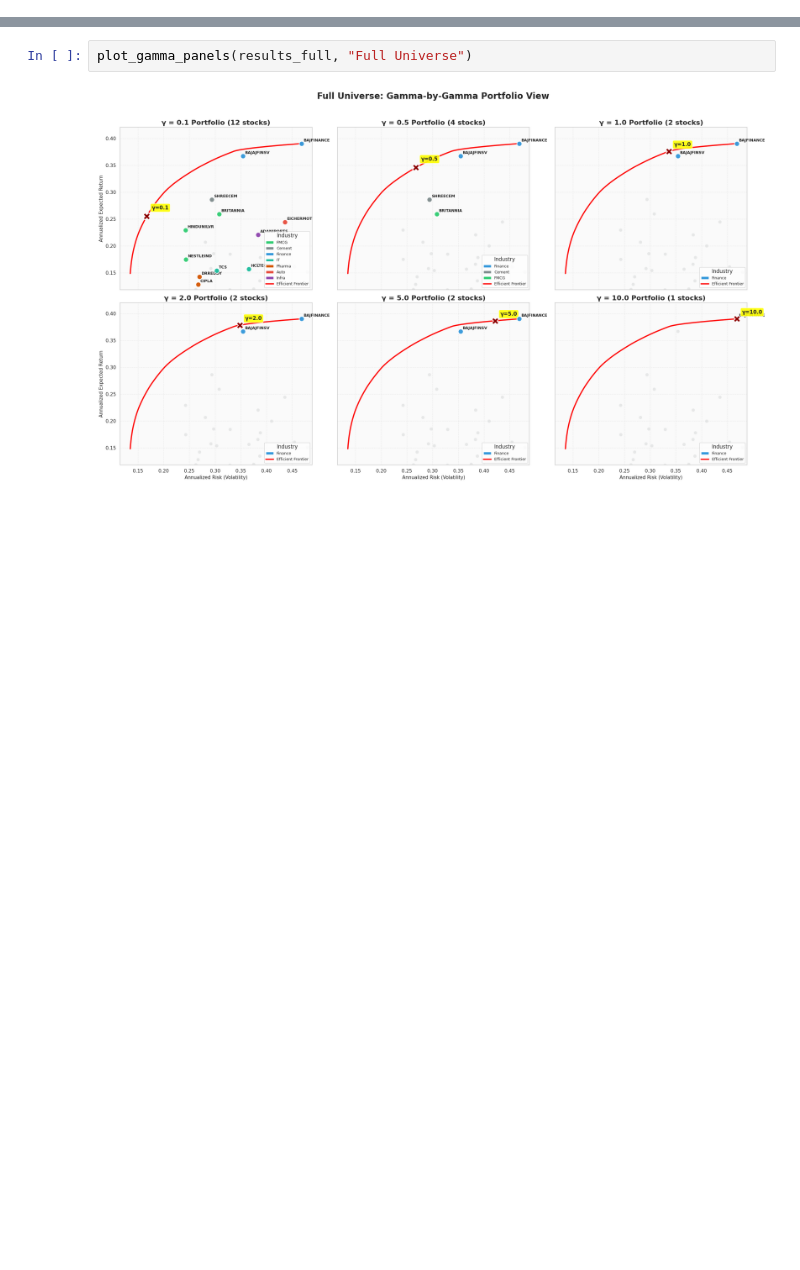
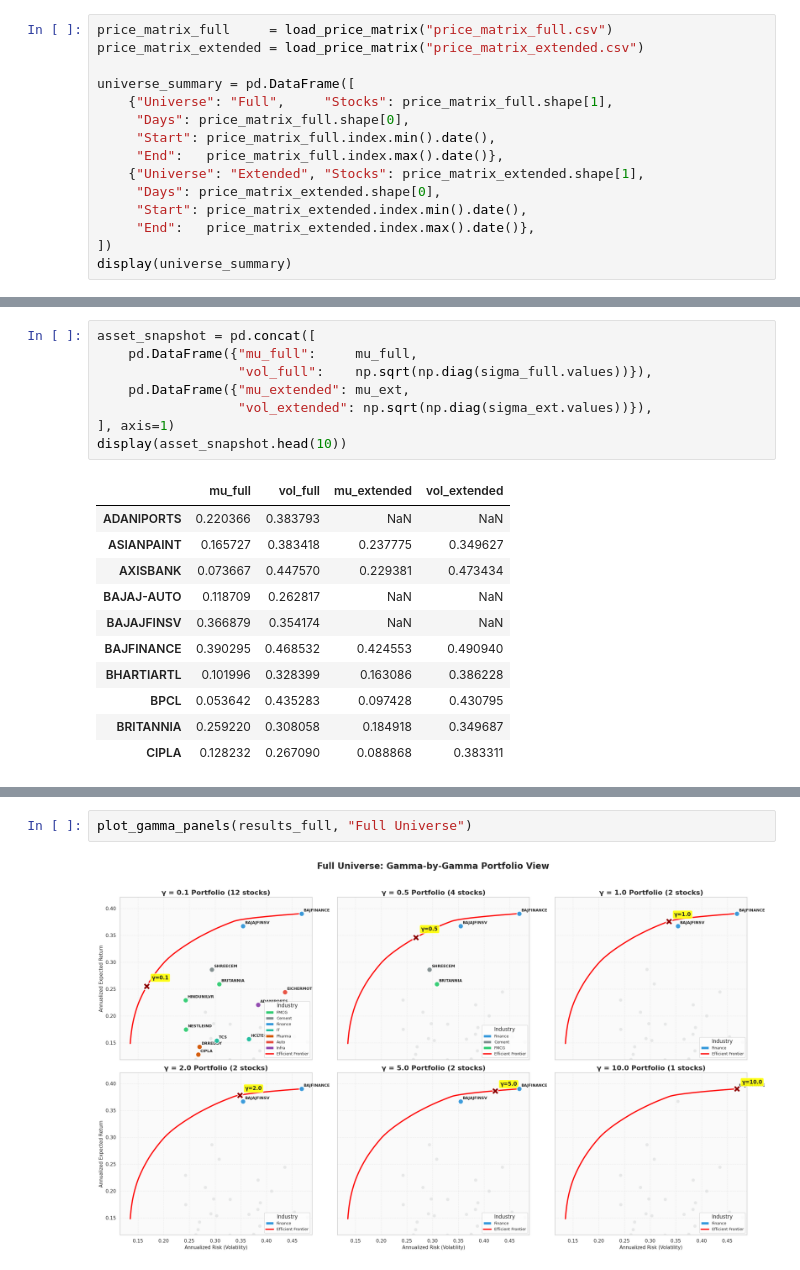
Before and after one commit to shyam-lab/portfolio-optimization-nifty50, a Jupyter notebook: 5_student_submissions/jugaad/assignment_2/scssolver.ipynb, the cells around one changed output, grey strips where cells are left out. Drawn from its saved outputs; the diff is of its cells as text; blank space fills up the shorter version.

```diff
--- a/5_student_submissions/jugaad/assignment_2/scssolver.ipynb
+++ b/5_student_submissions/jugaad/assignment_2/scssolver.ipynb
@@ -521,0 +50,15 @@ display(
+# %%
+price_matrix_full     = load_price_matrix("price_matrix_full.csv")
+price_matrix_extended = load_price_matrix("price_matrix_extended.csv")
+
+universe_summary = pd.DataFrame([
+    {"Universe": "Full",     "Stocks": price_matrix_full.shape[1],
+     "Days": price_matrix_full.shape[0],
+     "Start": price_matrix_full.index.min().date(),
+     "End":   price_matrix_full.index.max().date()},
+    {"Universe": "Extended", "Stocks": price_matrix_extended.shape[1],
+     "Days": price_matrix_extended.shape[0],
+     "Start": price_matrix_extended.index.min().date(),
+     "End":   price_matrix_extended.index.max().date()},
+])
+display(universe_summary)
@@ -521,0 +106,20 @@ display(
+# %%
+asset_snapshot = pd.concat([
+    pd.DataFrame({"mu_full":     mu_full,
+                  "vol_full":    np.sqrt(np.diag(sigma_full.values))}),
+    pd.DataFrame({"mu_extended": mu_ext,
+                  "vol_extended": np.sqrt(np.diag(sigma_ext.values))}),
+], axis=1)
+display(asset_snapshot.head(10))
+# %% [output]
+|  | mu_full | vol_full | mu_extended | vol_extended |
+| ADANIPORTS | 0.220366 | 0.383793 | NaN | NaN |
+| ASIANPAINT | 0.165727 | 0.383418 | 0.237775 | 0.349627 |
+| AXISBANK | 0.073667 | 0.447570 | 0.229381 | 0.473434 |
+| BAJAJ-AUTO | 0.118709 | 0.262817 | NaN | NaN |
+| BAJAJFINSV | 0.366879 | 0.354174 | NaN | NaN |
+| BAJFINANCE | 0.390295 | 0.468532 | 0.424553 | 0.490940 |
+| BHARTIARTL | 0.101996 | 0.328399 | 0.163086 | 0.386228 |
+| BPCL | 0.053642 | 0.435283 | 0.097428 | 0.430795 |
+| BRITANNIA | 0.259220 | 0.308058 | 0.184918 | 0.349687 |
+| CIPLA | 0.128232 | 0.267090 | 0.088868 | 0.383311 |
```
Also changed, not shown: parts of 74 cells of this notebook, 9 other files.
